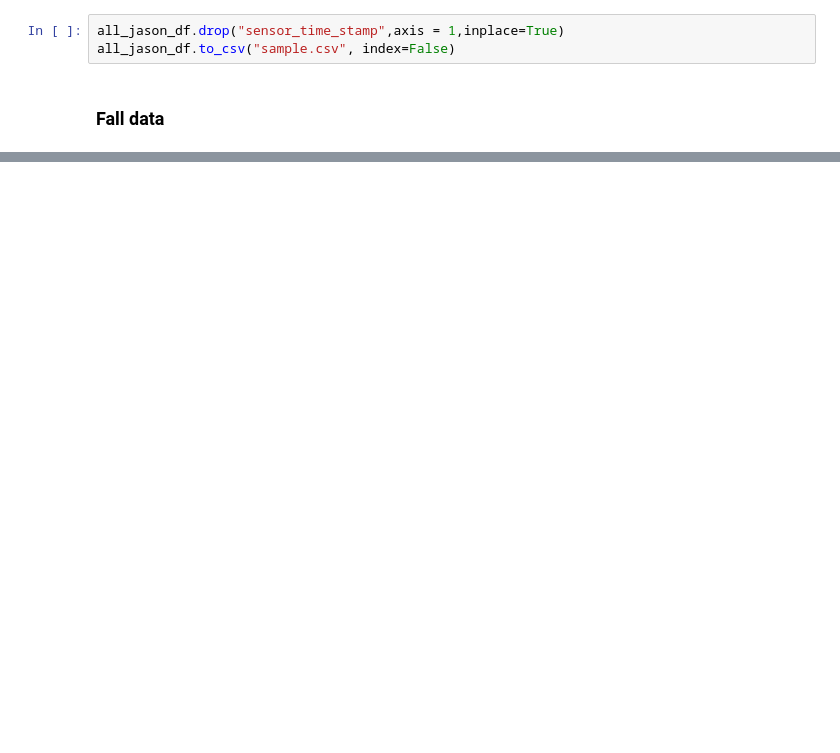
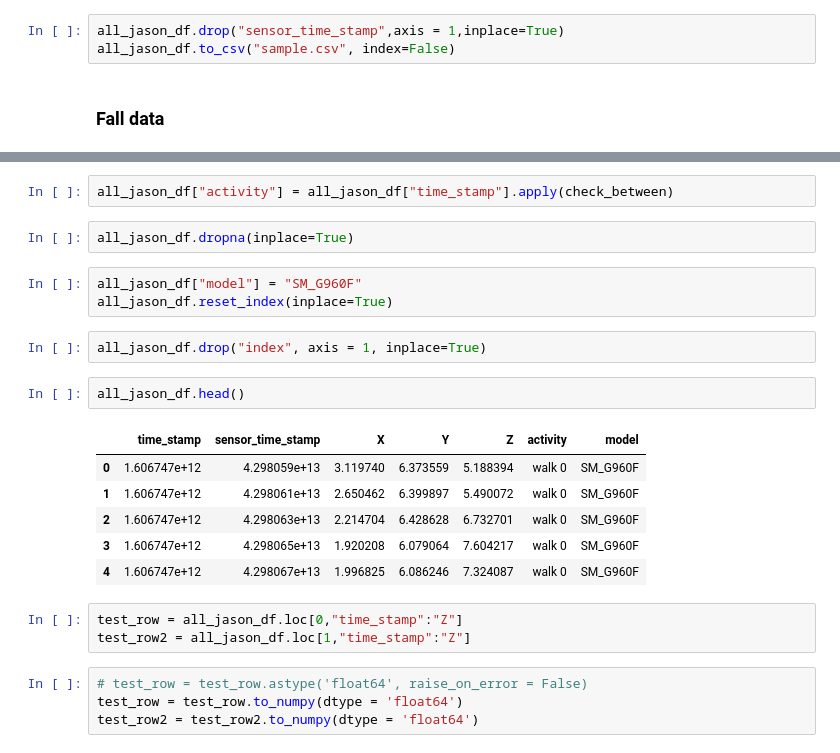
Before and after one commit to koka-koala/fallguys, a Jupyter notebook: notebooks/jin_intro.ipynb, the cells around one changed output, grey strips where cells are left out. Drawn from its saved outputs; the diff is of its cells as text; blank space fills up the shorter version.

```diff
--- a/notebooks/jin_intro.ipynb
+++ b/notebooks/jin_intro.ipynb
@@ -203,0 +228,25 @@ Fall data is different we are not using 2s bin otherwise it going to get dropped
+# %%
+all_jason_df["activity"] = all_jason_df["time_stamp"].apply(check_between)
+# %%
+all_jason_df.dropna(inplace=True)
+# %%
+all_jason_df["model"] = "SM_G960F"
+all_jason_df.reset_index(inplace=True)
+# %%
+all_jason_df.drop("index", axis = 1, inplace=True)
+# %%
+all_jason_df.head()
+# %% [output]
+|  | time_stamp | sensor_time_stamp | X | Y | Z | activity | model |
+| 0 | 1.606747e+12 | 4.298059e+13 | 3.119740 | 6.373559 | 5.188394 | walk 0 | SM_G960F |
+| 1 | 1.606747e+12 | 4.298061e+13 | 2.650462 | 6.399897 | 5.490072 | walk 0 | SM_G960F |
+| 2 | 1.606747e+12 | 4.298063e+13 | 2.214704 | 6.428628 | 6.732701 | walk 0 | SM_G960F |
+| 3 | 1.606747e+12 | 4.298065e+13 | 1.920208 | 6.079064 | 7.604217 | walk 0 | SM_G960F |
+| 4 | 1.606747e+12 | 4.298067e+13 | 1.996825 | 6.086246 | 7.324087 | walk 0 | SM_G960F |
+# %%
+test_row = all_jason_df.loc[0,"time_stamp":"Z"]
+test_row2 = all_jason_df.loc[1,"time_stamp":"Z"]
+# %%
+# test_row = test_row.astype('float64', raise_on_error = False)
+test_row = test_row.to_numpy(dtype = 'float64')
+test_row2 = test_row2.to_numpy(dtype = 'float64')
```
Also changed, not shown: parts of 36 cells of this notebook, 4 other files.
